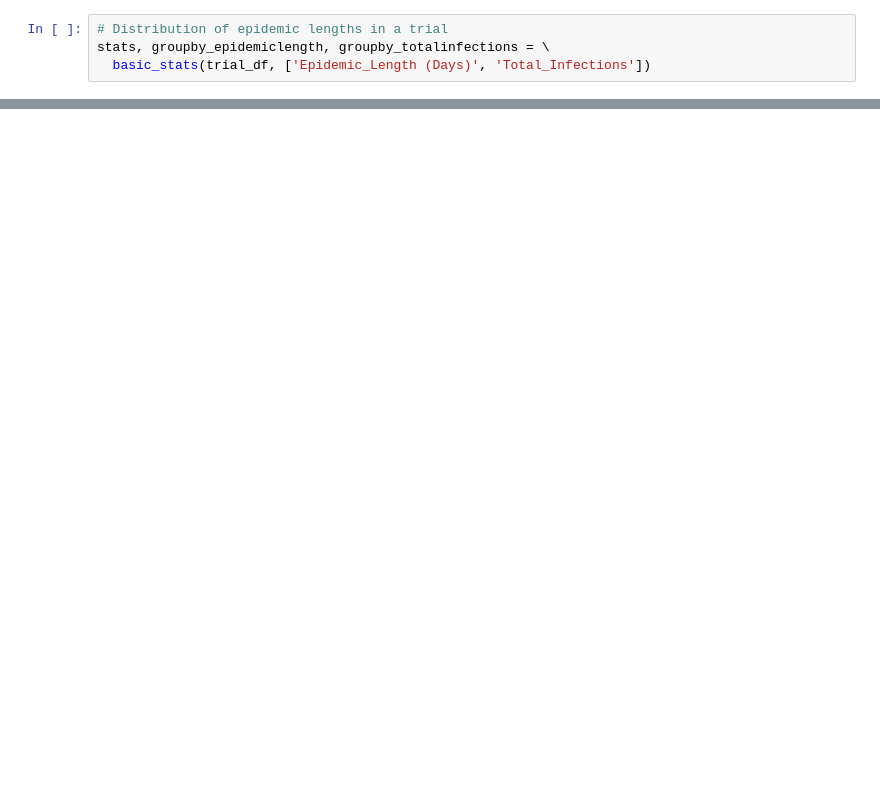
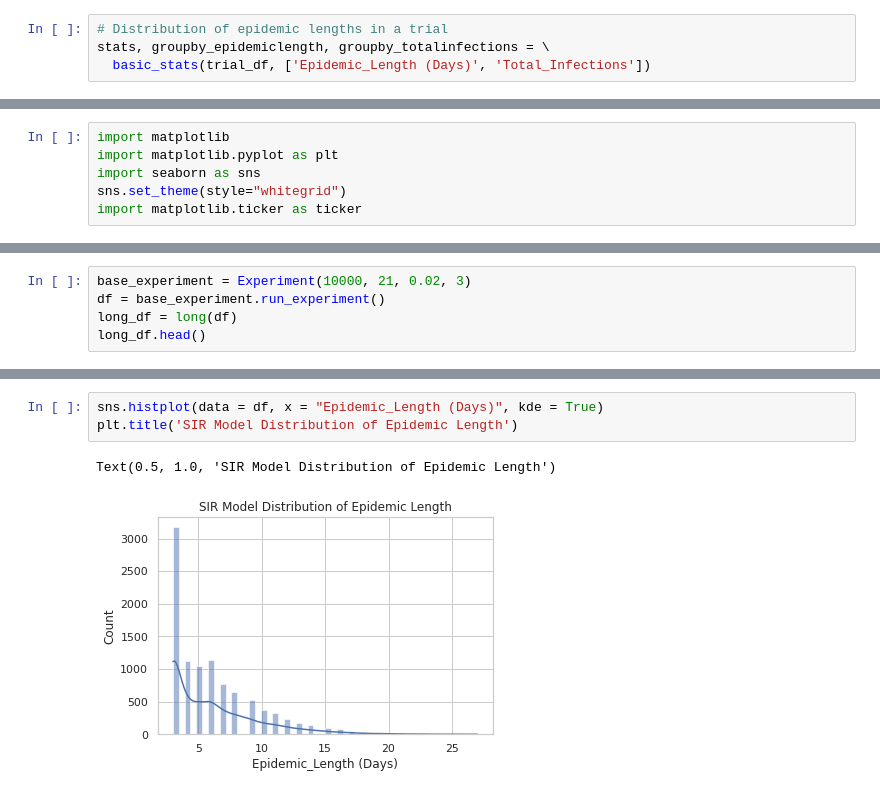
Before and after one commit to joannarashid/flu_sim, a Jupyter notebook: scratch_refactoring.ipynb, the cells around one changed output, grey strips where cells are left out. Drawn from its saved outputs; the diff is of its cells as text; blank space fills up the shorter version.

```diff
--- a/scratch_refactoring.ipynb
+++ b/scratch_refactoring.ipynb
@@ -424,0 +433,6 @@ stats2
+# %%
+import matplotlib
+import matplotlib.pyplot as plt
+import seaborn as sns
+sns.set_theme(style="whitegrid")
+import matplotlib.ticker as ticker
@@ -424,0 +479,5 @@ stats2
+# %%
+base_experiment = Experiment(10000, 21, 0.02, 3)
+df = base_experiment.run_experiment()
+long_df = long(df)
+long_df.head()
@@ -424,0 +492,6 @@ stats2
+# %%
+sns.histplot(data = df, x = "Epidemic_Length (Days)", kde = True)
+plt.title('SIR Model Distribution of Epidemic Length')
+# %% [output]
+Text(0.5, 1.0, 'SIR Model Distribution of Epidemic Length')
+[figure, added]
```
Also changed, not shown: parts of 39 cells of this notebook.
